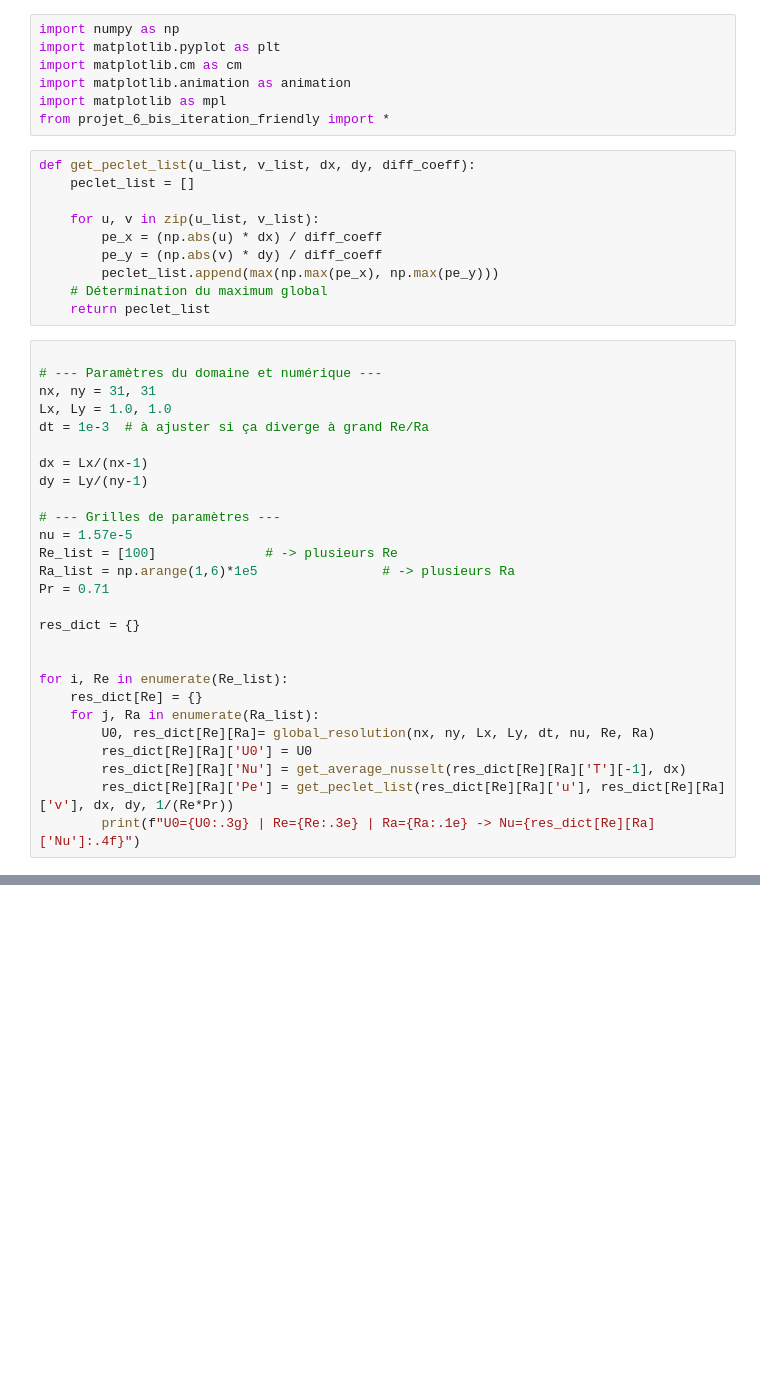
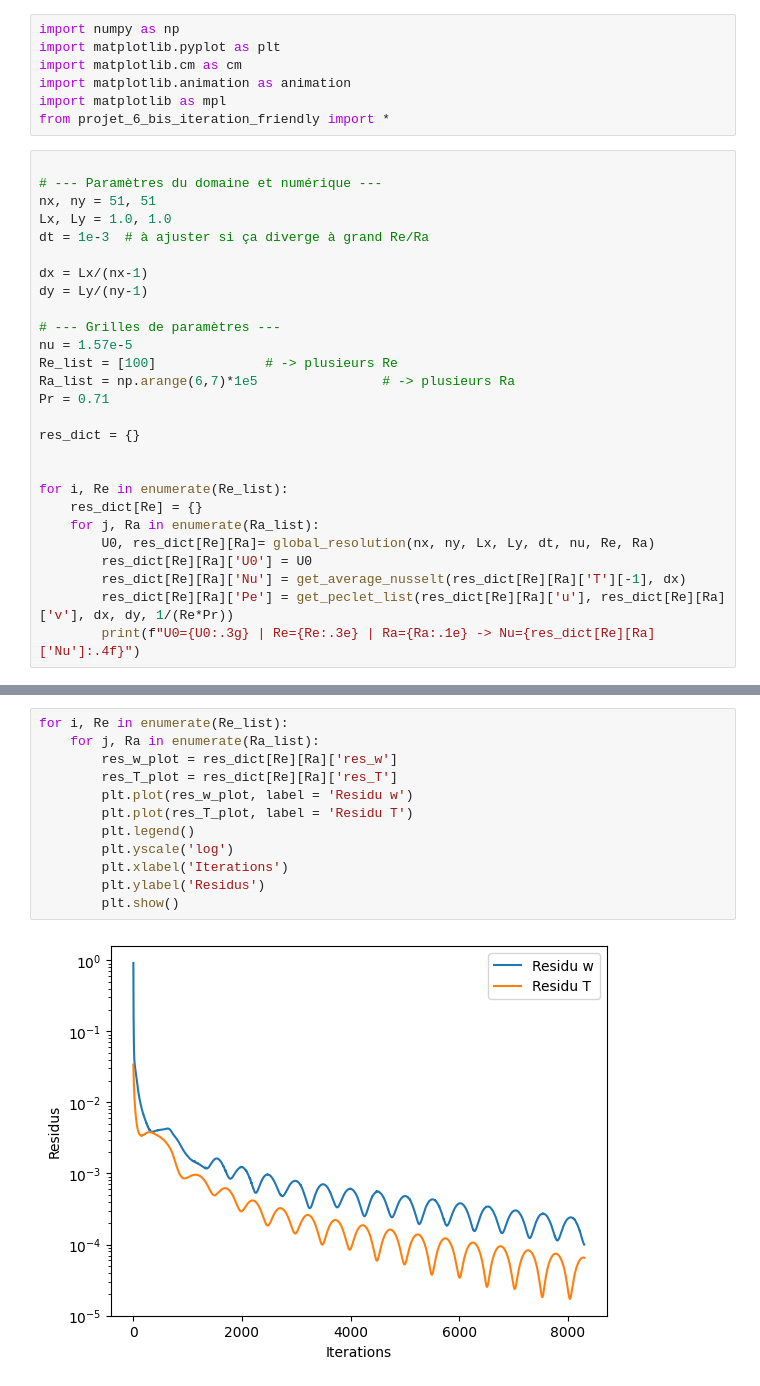
Before and after one commit to PierreG25/Thermal-transfert, a Jupyter notebook: Nusselt.ipynb, the cells around one changed output, grey strips where cells are left out. Saved outputs shown, nothing was run; the diff lists cells and outputs as text; blank space fills up the shorter version.

```diff
--- a/Nusselt.ipynb
+++ b/Nusselt.ipynb
@@ -5,20 +5,10 @@ import matplotlib.cm as cm
 import matplotlib.animation as animation
 import matplotlib as mpl
 from projet_6_bis_iteration_friendly import *
-# %%
-def get_peclet_list(u_list, v_list, dx, dy, diff_coeff):
-    peclet_list = []
-
-    for u, v in zip(u_list, v_list):
-        pe_x = (np.abs(u) * dx) / diff_coeff
-        pe_y = (np.abs(v) * dy) / diff_coeff
-        peclet_list.append(max(np.max(pe_x), np.max(pe_y)))
-    # Détermination du maximum global
-    return peclet_list
 # %%
 
 # --- Paramètres du domaine et numérique ---
-nx, ny = 31, 31
+nx, ny = 51, 51
 Lx, Ly = 1.0, 1.0
 dt = 1e-3  # à ajuster si ça diverge à grand Re/Ra
 
@@ -28,7 +18,7 @@ dy = Ly/(ny-1)
 # --- Grilles de paramètres ---
 nu = 1.57e-5
 Re_list = [100]              # -> plusieurs Re
-Ra_list = np.arange(1,6)*1e5                # -> plusieurs Ra
+Ra_list = np.arange(6,7)*1e5                # -> plusieurs Ra
 Pr = 0.71
 
 res_dict = {}
@@ -44,0 +53,14 @@ for i, Re in enumerate(Re_list):
+# %%
+for i, Re in enumerate(Re_list):
+    for j, Ra in enumerate(Ra_list):
+        res_w_plot = res_dict[Re][Ra]['res_w']
+        res_T_plot = res_dict[Re][Ra]['res_T']
+        plt.plot(res_w_plot, label = 'Residu w')
+        plt.plot(res_T_plot, label = 'Residu T')
+        plt.legend()
+        plt.yscale('log')
+        plt.xlabel('Iterations')
+        plt.ylabel('Residus')
+        plt.show()
+# %% [output]
+[figure, added]
```
Also changed, not shown: parts of 7 cells of this notebook, 2 other files.
